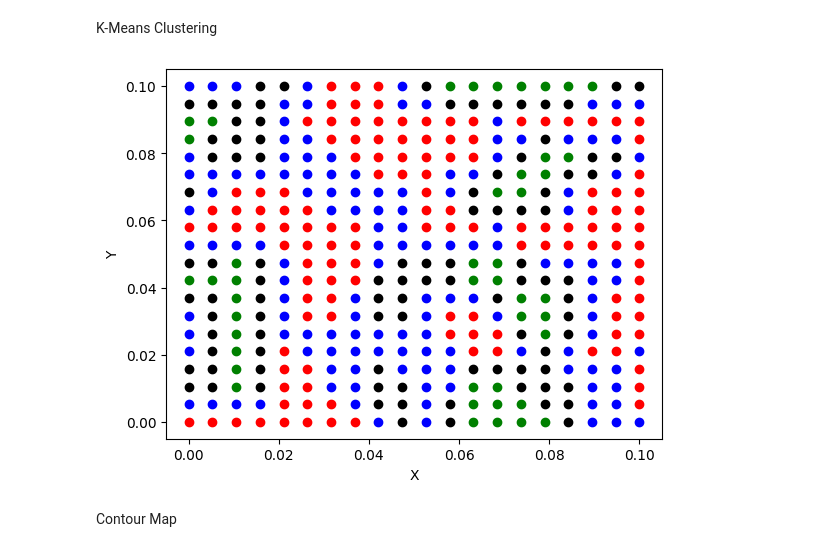
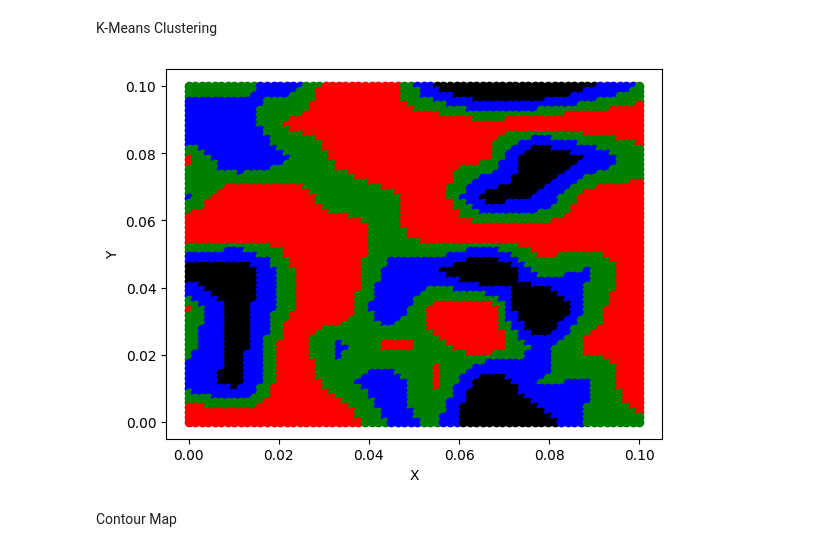
Before and after one commit to emilyliublair/VIP, a Jupyter notebook: kmeans.ipynb, the cells around one changed output. Saved outputs shown, nothing was run; the diff lists cells and outputs as text; code cells hidden in the pictures.

```diff
--- a/kmeans.ipynb
+++ b/kmeans.ipynb
@@ -73,0 +60,16 @@ print(tempdf)
+# %%
+iqr_multiplier_hard = 1.5 * iqr(X[" Hardness(GPa)"])
+third_quar_hard = np.percentile(X[" Hardness(GPa)"], 75)
+first_quar_hard = np.percentile(X[" Hardness(GPa)"], 25)
+iqr_multiplier_mod = 1.5 * iqr(X[" Modulus"])
+third_quar_mod = np.percentile(X[" Modulus"], 75)
+first_quar_mod = np.percentile(X[" Modulus"], 25)
+
+for x in range(len(X[" Hardness(GPa)"])):
+    if tempdf[" Hardness(GPa)"][x] > (iqr_multiplier_hard + third_quar_hard) or tempdf[" Hardness(GPa)"][x] < (first_quar_hard - iqr_multiplier_hard):
+        tempdf[" Hardness(GPa)"][x] = None
+    if tempdf[" Modulus"][x] > (iqr_multiplier_mod + third_quar_mod) or tempdf[" Modulus"][x] < (first_quar_mod - iqr_multiplier_mod):
+        if tempdf[" Modulus"][x] > (iqr_multiplier_mod + third_quar_mod) or tempdf[" Modulus"][x] < (first_quar_mod - iqr_multiplier_mod):
+            tempdf[" Modulus"][x] = None
+
+tempdf
@@ -73,0 +90,3 @@ print(tempdf)
+# %%
+tempdf = tempdf.interpolate()
+tempdf
@@ -74,7 +107,7 @@ print(tempdf)
 # %% [markdown]
 Interpolate Outliers
 # %%
-for i in range(len(outliers)):
+"""for i in range(len(outliers)):
     hard_new = outliers["Hardness"][i]
     mod_new = outliers["Modulus"][i]
     if outliers["Hardness"][i] > (iqr_multiplier_hard + third_quar_hard) or outliers["Hardness"][i] < (first_quar_hard - iqr_multiplier_hard):
@@ -87,5 +120,5 @@ for i in range(len(outliers)):
         mod_new = mod_interp(outliers["X"][i])
     tempdf.loc[outliers["Index"][i]] = [outliers["X"][i], outliers["Y"][i], hard_new, mod_new]
 
-print(tempdf)
+tempdf"""
 # %% [output]
@@ -185,6 +173,6 @@ mod_interp_norm=interpolate.interp2d(x, y, z_m, kind="linear")
 # %%
 new_temp = pd.DataFrame()
-pts = 20
+pts = 70
 feature_x = np.linspace(0, 1, pts)
 feature_y = np.linspace(1, 0, pts)
 
@@ -200,10 +188,10 @@ feature_hard = [i[0] for i in feature_hard]
 feature_mod = [i[0] for i in feature_mod]
 
 #weights of x and y
-new_temp["X"] = 0.1 * new_temp["X"]
-new_temp["Y"] = 0.1 * new_temp["Y"]
+new_temp["X"] = .1* new_temp["X"]
+new_temp["Y"] = .1* new_temp["Y"]
 new_temp["Hardness"] = feature_hard
 new_temp["Modulus"] = feature_mod
 
-new_temp.head()
-new_temp.to_csv("G1.csv")
+new_temp
+#new_temp.to_csv("G1.csv")
@@ -210,20 +212,20 @@ new_temp.to_csv("G1.csv")
 # %% [markdown]
 K-Means Clustering
 # %%
-km = KMeans(n_clusters = 4, init="k-means++",max_iter=300,n_init=10,random_state=0)
+km = KMeans(n_clusters = 4, max_iter=300,n_init=10,random_state=0)
 km.fit(new_temp)
 clusters = km.predict(new_temp)
 new_temp["Cluster"]=clusters
 
-color=["blue", "green", "red", "black"]
+color=["red", "blue", "green", "black"]
 
 for i in range(len(new_temp)):
     plt.scatter(new_temp["X"][i], new_temp["Y"][i], c = color[new_temp["Cluster"][i]])
 plt.xlabel("X")
 plt.ylabel("Y")
 plt.show()
 # %% [output]
-[figure, old version]
+[figure, new version]
 # %% [markdown]
 Contour Map
 # %%
```
Also changed, not shown: parts of 11 cells of this notebook, 2 other files.
